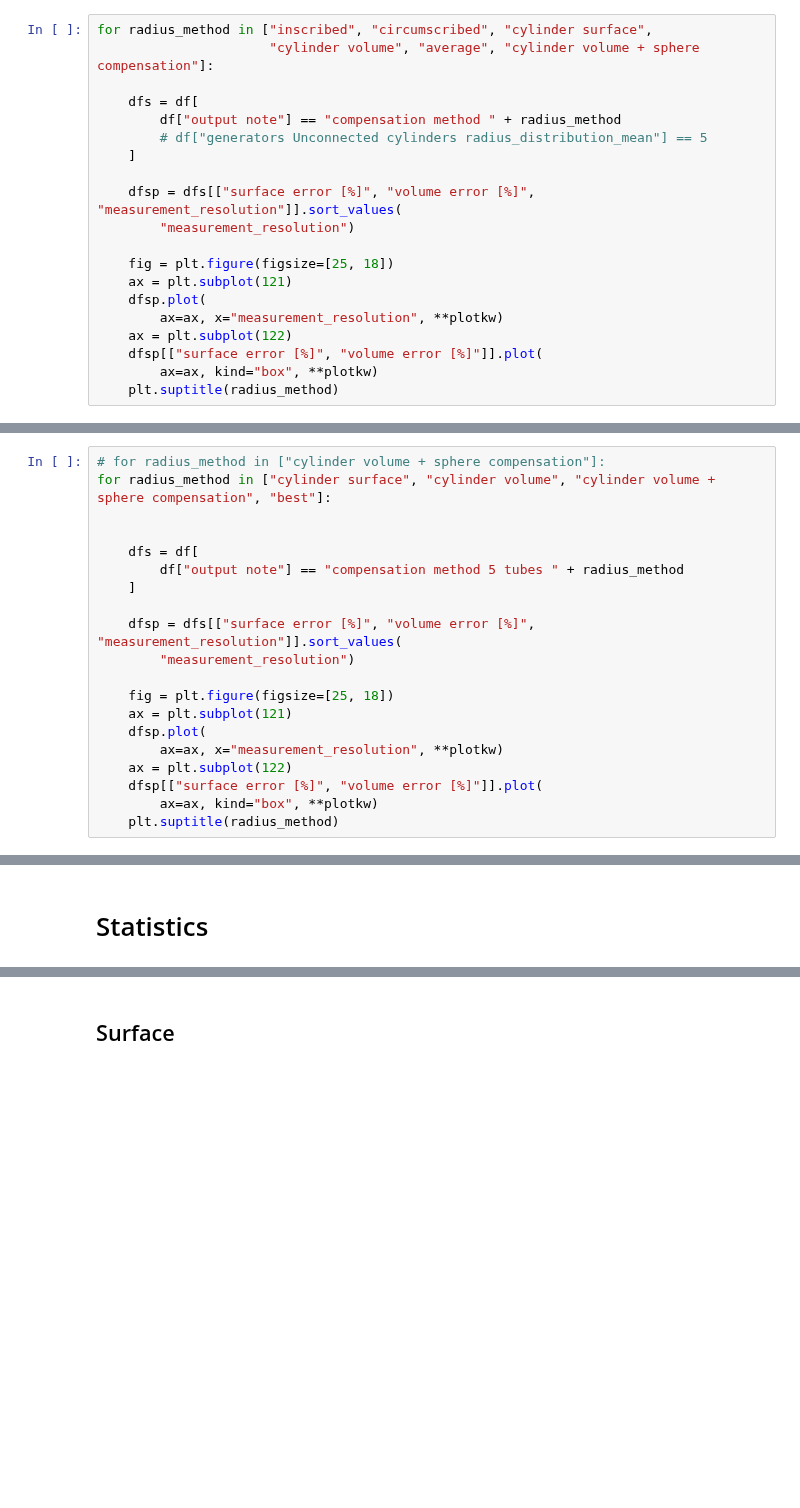
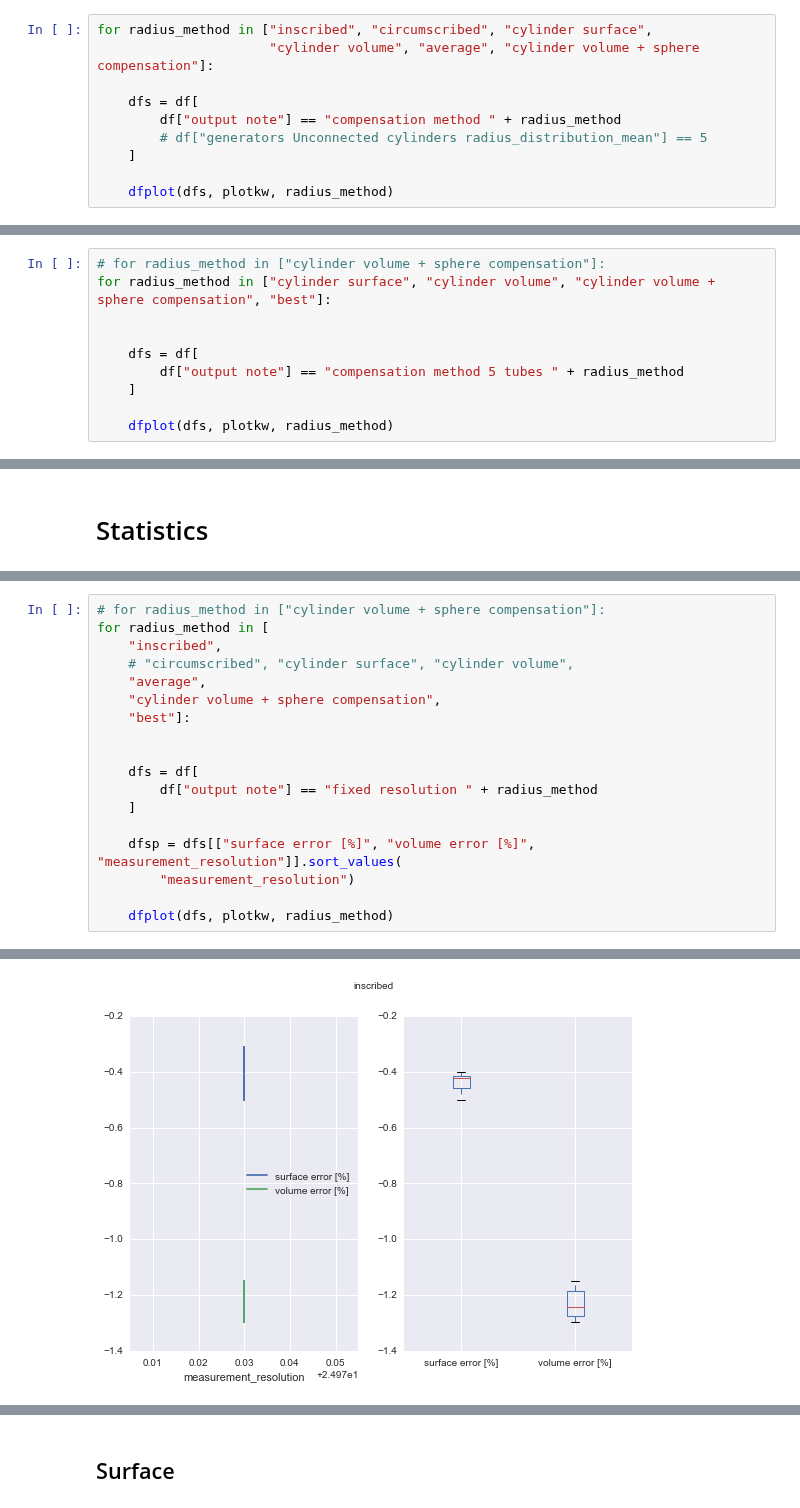
Before and after one commit to mjirik/teigen, a Jupyter notebook: examples/Output rows data processing.ipynb, the cells around one changed output, grey strips where cells are left out. Saved outputs shown, nothing was run; the diff lists cells and outputs as text; blank space fills up the shorter version.

Commit message:
looking for volume sphere and cylinder compensation

```diff
--- a/examples/Output rows data processing.ipynb
+++ b/examples/Output rows data processing.ipynb
@@ -222,17 +241,7 @@ for radius_method in ["inscribed", "circumscribed", "cylinder surface",
         # df["generators Unconnected cylinders radius_distribution_mean"] == 5
     ]
 
-    dfsp = dfs[["surface error [%]", "volume error [%]", "measurement_resolution"]].sort_values(
-        "measurement_resolution")
-
-    fig = plt.figure(figsize=[25, 18])
-    ax = plt.subplot(121)
-    dfsp.plot(
-        ax=ax, x="measurement_resolution", **plotkw)
-    ax = plt.subplot(122)
-    dfsp[["surface error [%]", "volume error [%]"]].plot(
-        ax=ax, kind="box", **plotkw)
-    plt.suptitle(radius_method)
+    dfplot(dfs, plotkw, radius_method)
 # %% [markdown]
 ### Radius estimation
 # %%
@@ -283,17 +304,7 @@ for radius_method in ["cylinder surface", "cylinder volume", "cylinder volume +
         df["output note"] == "compensation method 5 tubes " + radius_method
     ]
 
-    dfsp = dfs[["surface error [%]", "volume error [%]", "measurement_resolution"]].sort_values(
-        "measurement_resolution")
-
-    fig = plt.figure(figsize=[25, 18])
-    ax = plt.subplot(121)
-    dfsp.plot(
-        ax=ax, x="measurement_resolution", **plotkw)
-    ax = plt.subplot(122)
-    dfsp[["surface error [%]", "volume error [%]"]].plot(
-        ax=ax, kind="box", **plotkw)
-    plt.suptitle(radius_method)
+    dfplot(dfs, plotkw, radius_method)
 # %%
 nsu = dfsp["numeric surface [mm^2]"]
 su = dfsp["surface [mm^2]"]
@@ -368,0 +342,19 @@ WilcoxonResult(statistic=0.0, pvalue=0.00043199086688202514) SpearmanrResult(cor
+# %%
+# for radius_method in ["cylinder volume + sphere compensation"]:
+for radius_method in [
+    "inscribed",
+    # "circumscribed", "cylinder surface", "cylinder volume",
+    "average",
+    "cylinder volume + sphere compensation",
+    "best"]:
+
+
+    dfs = df[
+        df["output note"] == "fixed resolution " + radius_method
+    ]
+
+    dfsp = dfs[["surface error [%]", "volume error [%]", "measurement_resolution"]].sort_values(
+        "measurement_resolution")
+
+    dfplot(dfs, plotkw, radius_method)
+# %% [output]
@@ -368,0 +378 @@ WilcoxonResult(statistic=0.0, pvalue=0.00043199086688202514) SpearmanrResult(cor
+[figure, added]
```
Also changed, not shown: parts of 37 cells of this notebook, 2 other files.
